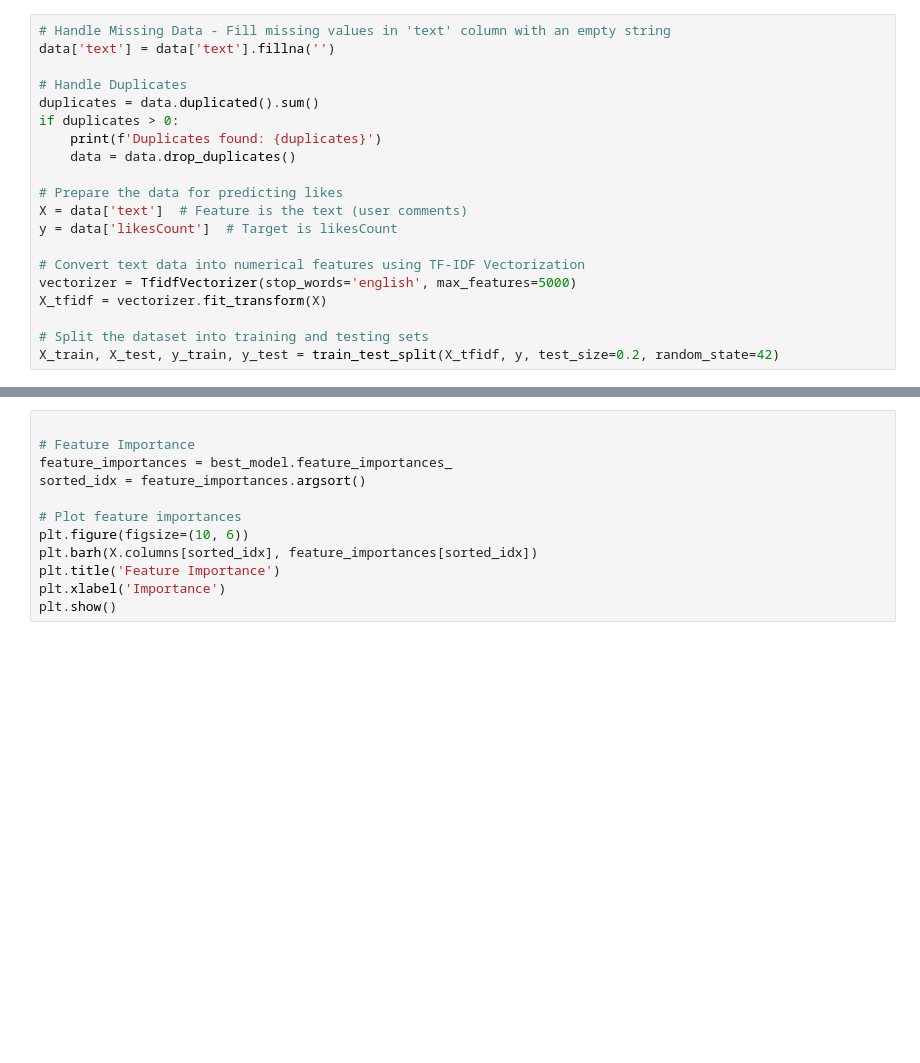
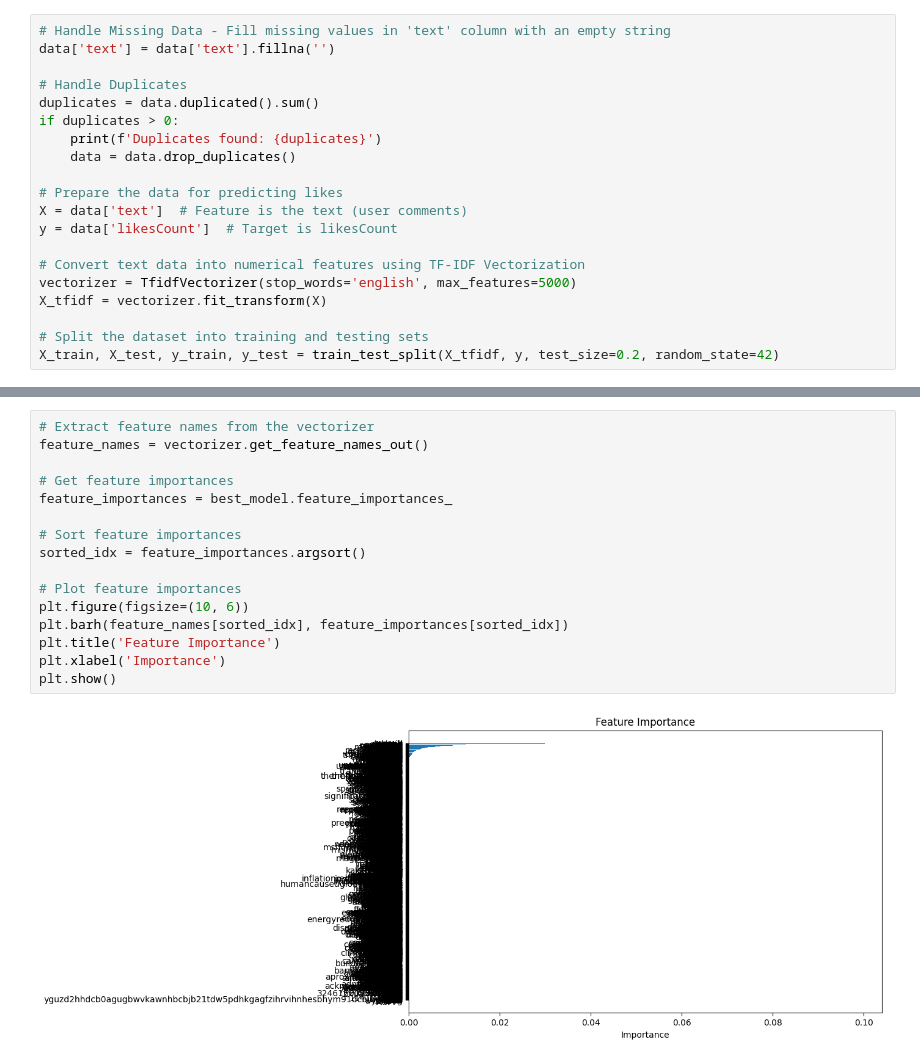
Before and after one commit to bryanjohn05/Climate-Change, a Jupyter notebook: Climate_Change_Modeling_Project.ipynb, the cells around one changed output, grey strips where cells are left out. Drawn from its saved outputs; the diff is of its cells as text; blank space fills up the shorter version.

```diff
--- a/Climate_Change_Modeling_Project.ipynb
+++ b/Climate_Change_Modeling_Project.ipynb
@@ -85,15 +85,21 @@ KeyboardInterrupt:
 # %%
+# Extract feature names from the vectorizer
+feature_names = vectorizer.get_feature_names_out()
 
-# Feature Importance
+# Get feature importances
 feature_importances = best_model.feature_importances_
+
+# Sort feature importances
 sorted_idx = feature_importances.argsort()
 
 # Plot feature importances
 plt.figure(figsize=(10, 6))
-plt.barh(X.columns[sorted_idx], feature_importances[sorted_idx])
+plt.barh(feature_names[sorted_idx], feature_importances[sorted_idx])
 plt.title('Feature Importance')
 plt.xlabel('Importance')
 plt.show()
+# %% [output]
+[figure, added]
 # %%
 
 # Cross-Validation
```
Also changed, not shown: parts of 5 cells of this notebook, 1 other file.
